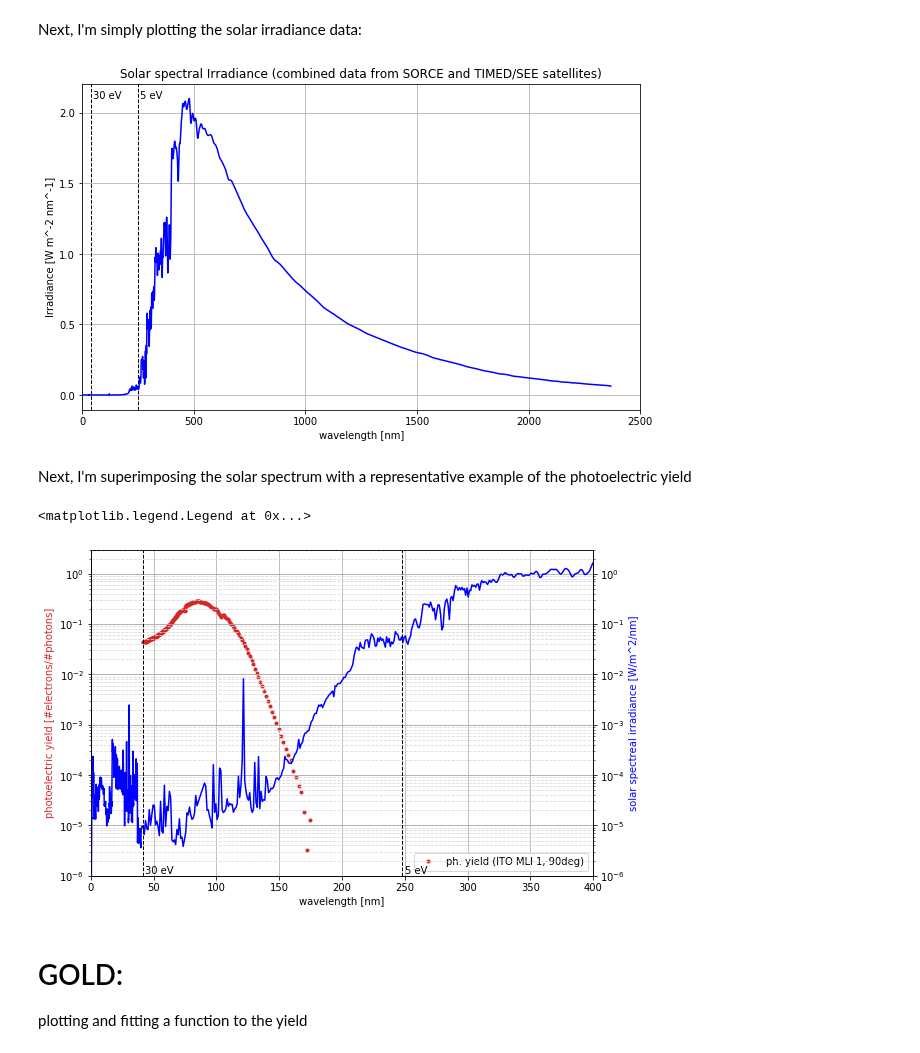
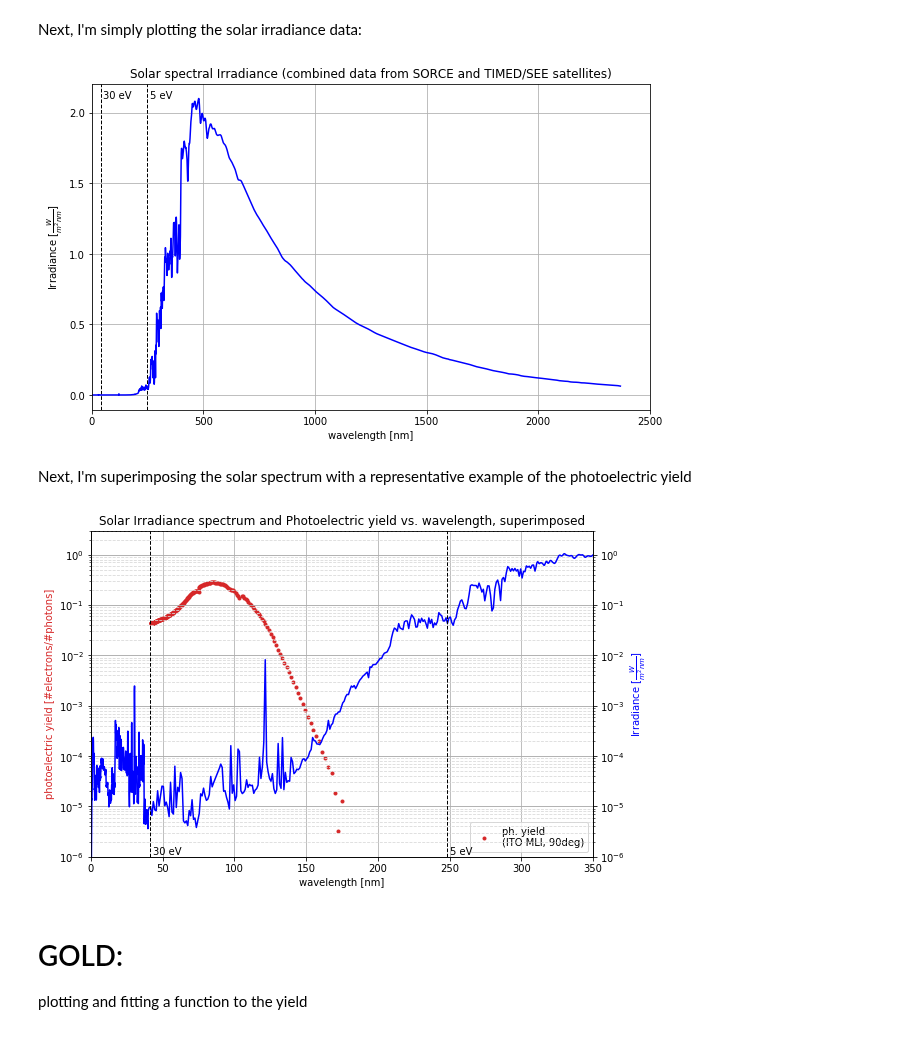
Before and after one commit to sebastiankalos/Elettra_data, a Jupyter notebook: phelectron_flux_analysis.ipynb, the cells around one changed output. Drawn from its saved outputs; the diff is of its cells as text; code cells hidden in the pictures.

```diff
--- a/phelectron_flux_analysis.ipynb
+++ b/phelectron_flux_analysis.ipynb
@@ -94,44 +94,48 @@ plt.figure(figsize=(10, 6))
 plt.errorbar(wavelength,irradiance*1e-9,irradiance_err*1e-9,color='blue')
 plt.title("Solar spectral Irradiance (combined data from SORCE and TIMED/SEE satellites)")
 plt.xlabel("wavelength [nm]")
-plt.ylabel("Irradiance [W m^-2 nm^-1]")
+plt.ylabel(r"Irradiance [$\frac{W}{m^2 nm}$]")
 plt.axvline(x=248.0,linestyle='--',color='black',linewidth=1)
 plt.text(x=260,y=2.1,s='5 eV')
 plt.axvline(x=41.33,linestyle='--',color='black',linewidth=1)
 plt.text(x=50,y=2.1,s='30 eV')
 plt.xlim([0,2500])
 plt.grid()
+
+plt.savefig('plots/solar_spectrum.png', dpi=300)
 # %% [output]
-[figure, old version]
+[figure, new version]
 # %% [markdown]
 Next, I'm superimposing the solar spectrum with a representative example of the photoelectric yield
 # %%
 fig, ax1 = plt.subplots(figsize=[9,6])
 
 ax2 = ax1.twinx()
 
 ax2.plot(wavelength,irradiance*1e-9,color='blue')
-ax1.plot(convert_eV_to_nm(ITO_MLI_1_90_E)[15:],ITO_MLI_1_90_TEY[15:],'.',label='ph. yield (ITO MLI 1, 90deg)',color='tab:red')
+ax1.plot(convert_eV_to_nm(ITO_MLI_1_90_E)[15:],ITO_MLI_1_90_TEY[15:],'.',label='ph. yield \n(ITO MLI, 90deg)',color='tab:red')
 plt.yscale("log")
 ax1.set_xlabel("wavelength [nm]")
 ax1.set_ylabel("photoelectric yield [#electrons/#photons]",color='tab:red')
-ax2.set_ylabel("solar spectreal irradiance [W/m^2/nm]",color='blue')
+ax2.set_ylabel(r"Irradiance [$\frac{W}{m^2 nm}$]",color='blue')
 ax1.set_ylim([1e-6,3])
 ax2.set_ylim([1e-6,3])
 ax1.set_yscale("log")
 ax2.set_yscale("log")
-plt.xlim([0,400])
+plt.xlim([0,350])
 ax1.grid()
 plt.grid(which = 'major', linestyle='-')
 plt.grid(which = 'minor', linestyle='--', color='0.85')
 plt.axvline(x=248.0,linestyle='--',color='black',linewidth=1)
 plt.text(x=250.0,y=1.1e-6,s='5 eV')
 plt.axvline(x=41.33,linestyle='--',color='black',linewidth=1)
 plt.text(x=43,y=1.1e-6,s='30 eV')
 ax1.legend(loc='lower right')
+plt.title("Solar Irradiance spectrum and Photoelectric yield vs. wavelength, superimposed")
+
+plt.savefig('plots/solar_spectrum_yield_superimposed.png', dpi=300)
 # %% [output]
-<matplotlib.legend.Legend at 0x...>
-[figure, old version]
+[figure, new version]
 # %% [markdown]
 # GOLD:
 plotting and fitting a function to the yield
```
Also changed, not shown: parts of 6 cells of this notebook, 7 other files.
